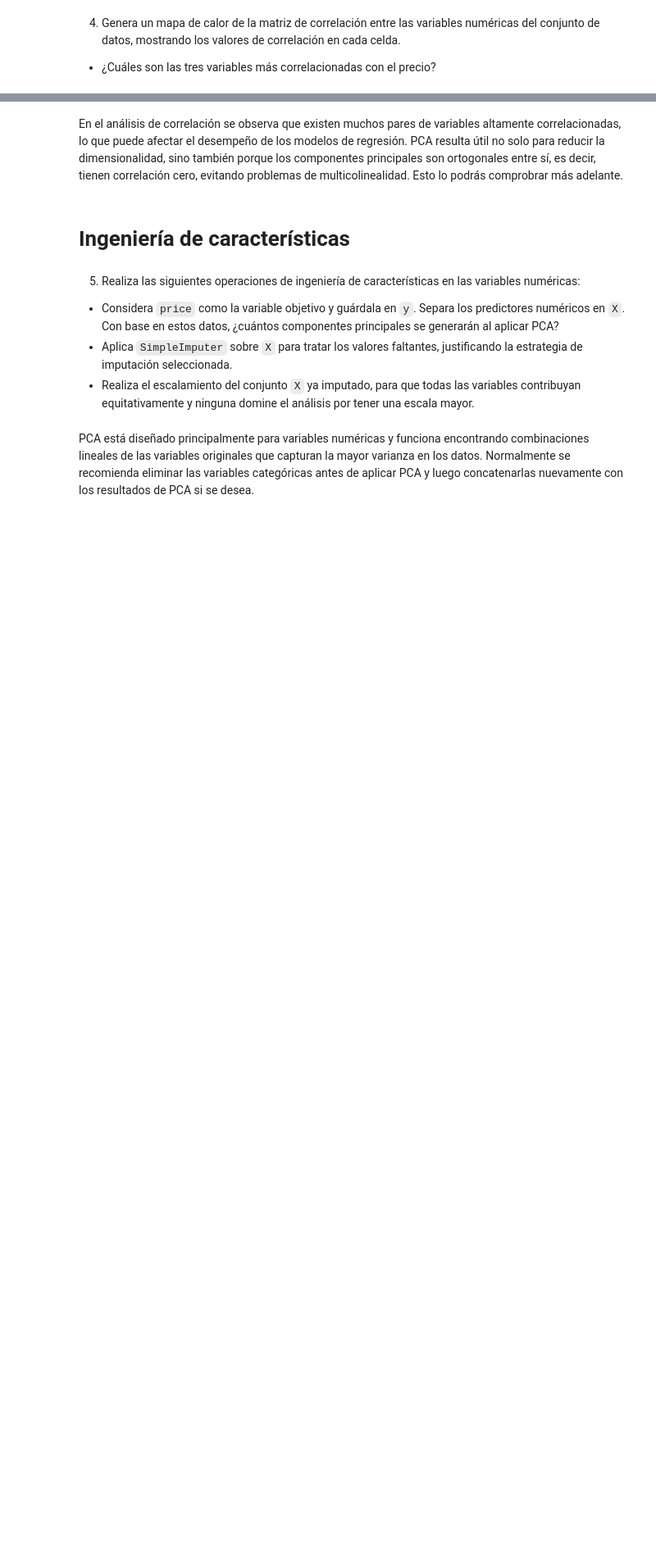
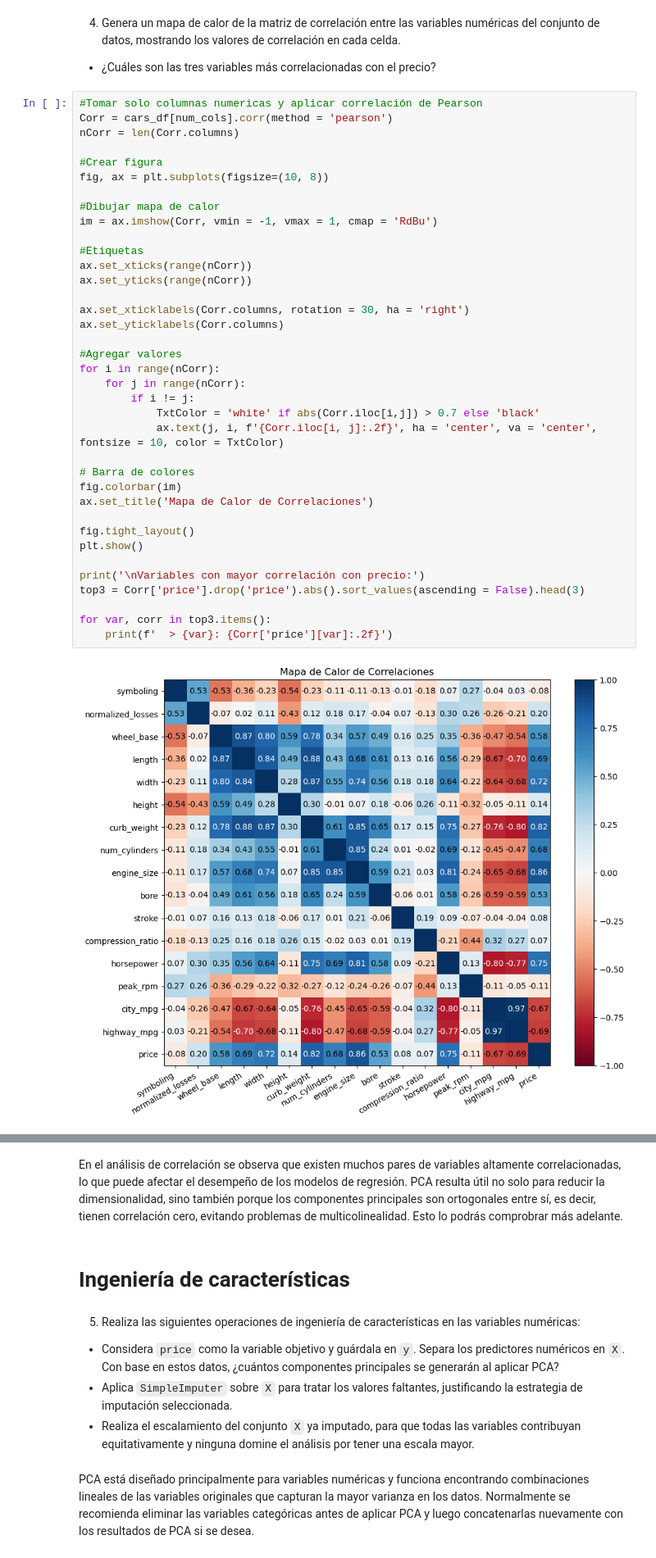
Before and after one commit to Dromeroc19/Tec_ENA, a Jupyter notebook: Ciencia y Analitica de Datos/7.1_PCA.ipynb, the cells around one changed output, grey strips where cells are left out. Shown at 82% size. Saved outputs shown, nothing was run; the diff lists cells and outputs as text; blank space fills up the shorter version.

```diff
--- a/Ciencia y Analitica de Datos/7.1_PCA.ipynb
+++ b/Ciencia y Analitica de Datos/7.1_PCA.ipynb
@@ -81,3 +324,42 @@ from sklearn.decomposition import PCA
 # %% [markdown]
 4. Genera un mapa de calor de la matriz de correlación entre las variables numéricas del conjunto de datos, mostrando los valores de correlación en cada celda.
 * ¿Cuáles son las tres variables más correlacionadas con el precio?
+# %%
+#Tomar solo columnas numericas y aplicar correlación de Pearson
+Corr = cars_df[num_cols].corr(method = 'pearson')
+nCorr = len(Corr.columns)
+
+#Crear figura
+fig, ax = plt.subplots(figsize=(10, 8))
+
+#Dibujar mapa de calor
+im = ax.imshow(Corr, vmin = -1, vmax = 1, cmap = 'RdBu')
+
+#Etiquetas
+ax.set_xticks(range(nCorr))
+ax.set_yticks(range(nCorr))
+
+ax.set_xticklabels(Corr.columns, rotation = 30, ha = 'right')
+ax.set_yticklabels(Corr.columns)
+
+#Agregar valores
+for i in range(nCorr):
+    for j in range(nCorr):
+        if i != j:
+            TxtColor = 'white' if abs(Corr.iloc[i,j]) > 0.7 else 'black'
+            ax.text(j, i, f'{Corr.iloc[i, j]:.2f}', ha = 'center', va = 'center', fontsize = 10, color = TxtColor)
+
+# Barra de colores
+fig.colorbar(im)
+ax.set_title('Mapa de Calor de Correlaciones')
+
+fig.tight_layout()
+plt.show()
+
+print('\nVariables con mayor correlación con precio:')
+top3 = Corr['price'].drop('price').abs().sort_values(ascending = False).head(3)
+
+for var, corr in top3.items():
+    print(f'  > {var}: {Corr['price'][var]:.2f}')
+# %% [output]
+[figure, added]
```
Also changed, not shown: parts of 10 cells of this notebook, 1 other file.
